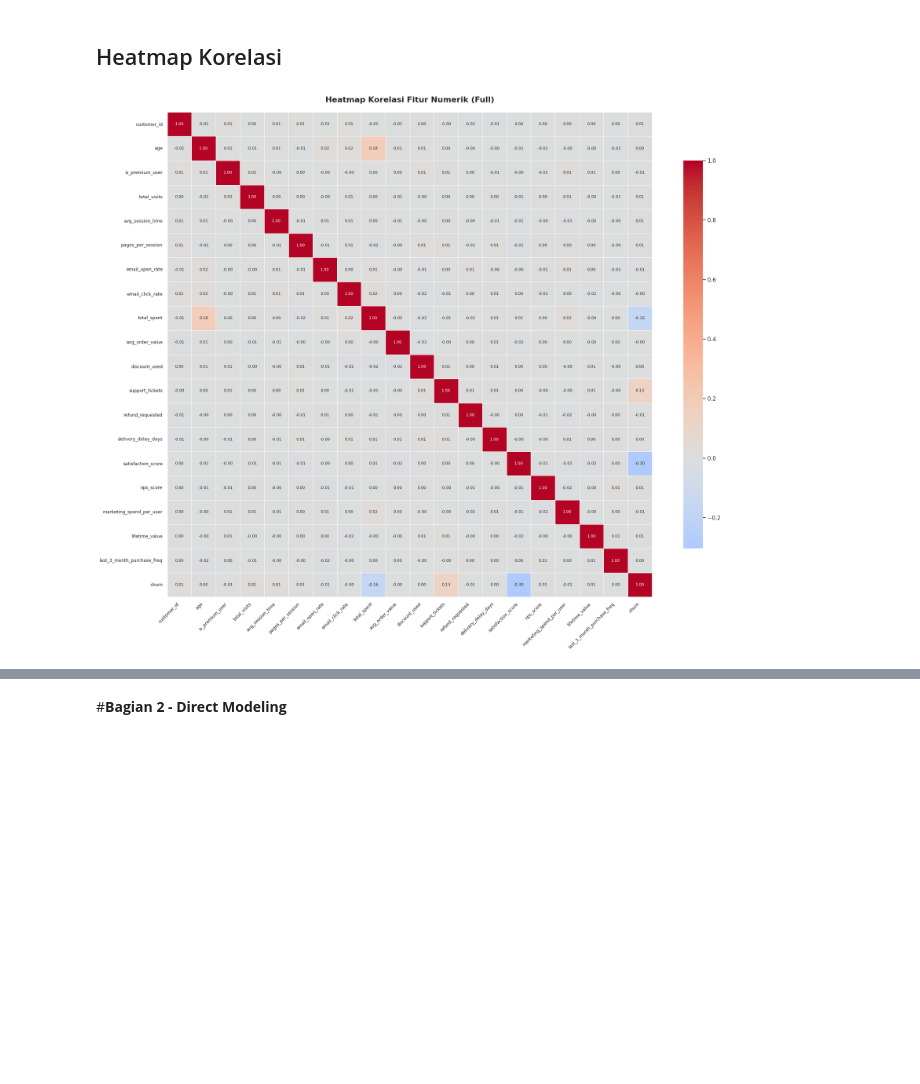
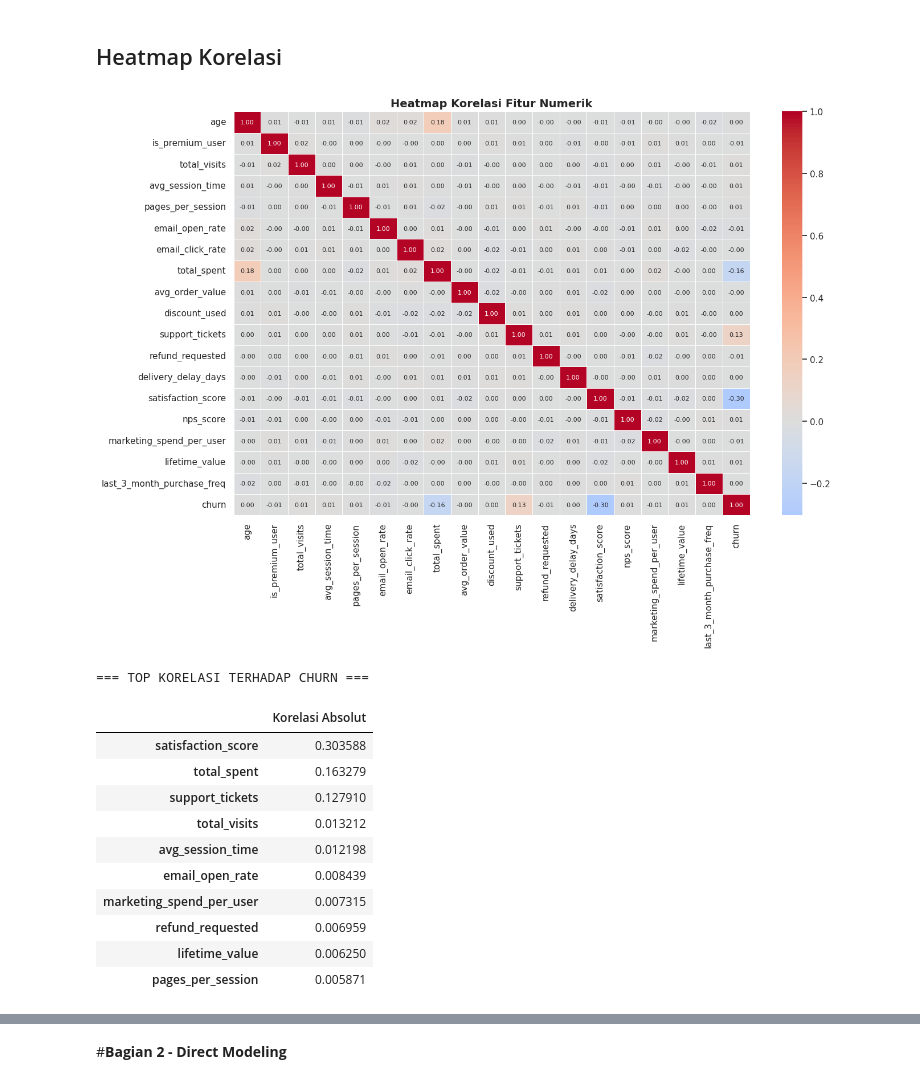
Before and after one commit to Rani1717/UAS-Bengkel-Koding-DataScience, a Jupyter notebook: notebook/UAS_BENGKOD.ipynb, the cells around one changed output, grey strips where cells are left out. Cells and saved outputs as stored; diff of their text form; code cells hidden in the pictures; blank space fills up the shorter version.

```diff
--- a/notebook/UAS_BENGKOD.ipynb
+++ b/notebook/UAS_BENGKOD.ipynb
@@ -232,26 +246,36 @@ plt.show()
 # %% [markdown]
 ## Heatmap Korelasi
 # %%
-numeric_cols = df.select_dtypes(include=['int64', 'float64']).columns.tolist()
-corr_matrix  = df[numeric_cols].corr()
+num_cols_corr = df.select_dtypes(include=[np.number]).columns.tolist()
+num_cols_corr.remove('customer_id')
 
-plt.figure(figsize=(20, 16))
-sns.heatmap(
-    corr_matrix,
-    annot=True,
-    fmt='.2f',
-    cmap='coolwarm',
-    center=0,
-    square=True,
-    linewidths=0.5,
-    linecolor='white',
-    cbar_kws={'shrink': 0.8},
-    annot_kws={'size': 8}
-)
-plt.title('Heatmap Korelasi Fitur Numerik (Full)', fontsize=16, fontweight='bold', pad=20)
-plt.xticks(rotation=45, ha='right', fontsize=9)
-plt.yticks(rotation=0, fontsize=9)
+corr_matrix = df[num_cols_corr].corr()
+
+plt.figure(figsize=(14, 10))
+sns.heatmap(corr_matrix,
+            annot=True, fmt='.2f',
+            cmap='coolwarm', center=0,
+            linewidths=0.5,
+            annot_kws={'size': 8})
+plt.title('Heatmap Korelasi Fitur Numerik', fontsize=14, fontweight='bold')
 plt.tight_layout()
 plt.show()
+
+# Top korelasi terhadap churn
+print("=== TOP KORELASI TERHADAP CHURN ===")
+churn_corr = corr_matrix['churn'].drop('churn').abs().sort_values(ascending=False)
+display(churn_corr.head(10).to_frame('Korelasi Absolut'))
 # %% [output]
-[figure, old version]
+[figure, new version]
+=== TOP KORELASI TERHADAP CHURN ===
+|  | Korelasi Absolut |
+| satisfaction_score | 0.303588 |
+| total_spent | 0.163279 |
+| support_tickets | 0.127910 |
+| total_visits | 0.013212 |
+| avg_session_time | 0.012198 |
+| email_open_rate | 0.008439 |
+| marketing_spend_per_user | 0.007315 |
+| refund_requested | 0.006959 |
+| lifetime_value | 0.006250 |
+| pages_per_session | 0.005871 |
```
Also changed, not shown: parts of 48 cells of this notebook.
